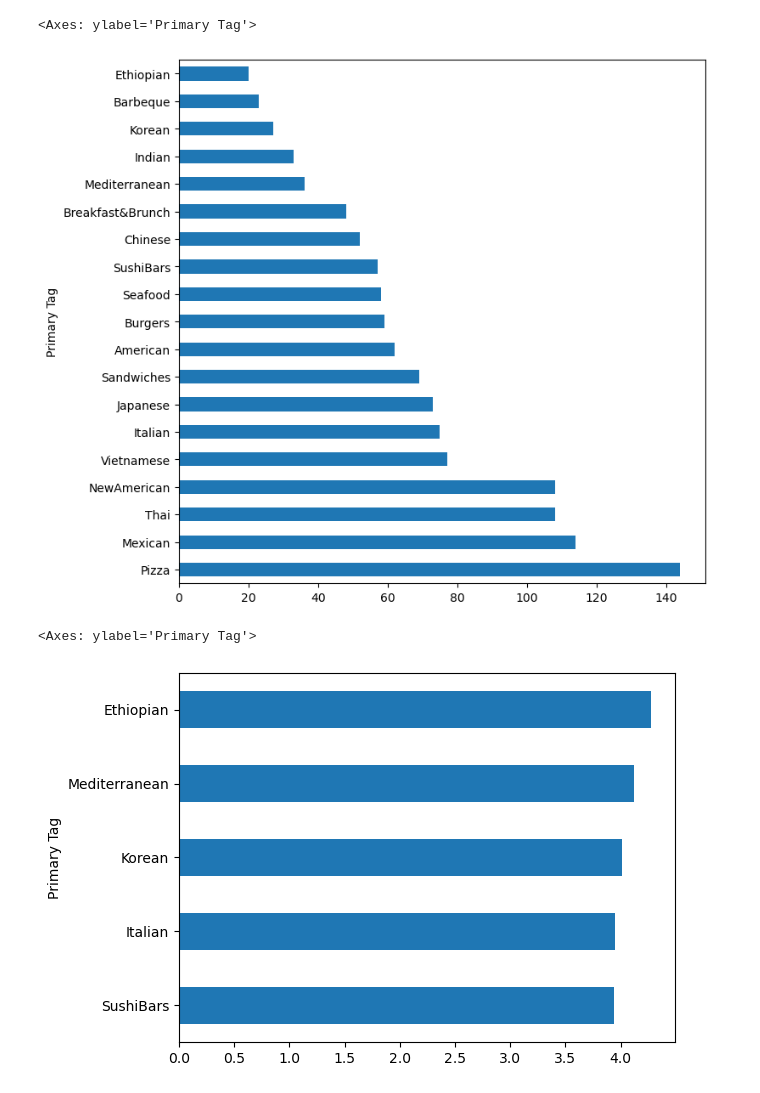
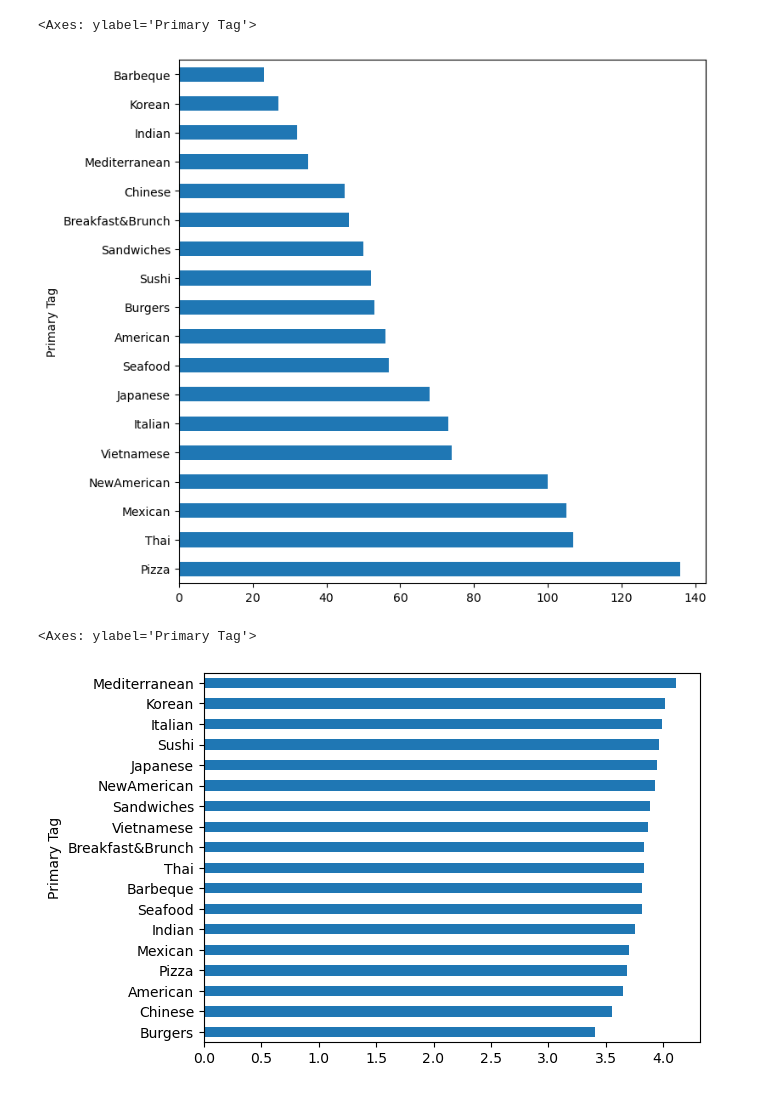
Before and after one commit to ajnetzley/Seattle-Restaurant-Reviews, a Jupyter notebook: analysis/yelp_cuisine_analysis.ipynb, the cells around one changed output. Cells and saved outputs as stored; diff of their text form; code cells hidden in the pictures.

```diff
--- a/analysis/yelp_cuisine_analysis.ipynb
+++ b/analysis/yelp_cuisine_analysis.ipynb
@@ -30,6 +34,7 @@ for row in tags:
     p_tags.append(row.split(',')[0])
 
 yelp_data['Primary Tag'] = p_tags
+yelp_data.loc[yelp_data["Primary Tag"] == 'SushiBars', 'Primary Tag'] = "Sushi"
 # %%
 cat_counts = (yelp_data['Primary Tag'].value_counts())
 cat_counts.plot(kind = 'barh')
@@ -39,11 +44,15 @@ cat_counts.plot(kind = 'barh')
 # %%
+# Filter to restuarants with at least 50 Reviews (this remes)
+yelp_data = yelp_data[yelp_data['Num Reviews'] >=50]
+
 # Filter to Types with at least 20 entries
 filt_yelp = yelp_data[yelp_data['Primary Tag'].isin(cat_counts[cat_counts >= 20].index)]
 
 #Excluding all non-food restuarants
-exclude_list = ['Bakeries', 'Delis','SportsBars', 'DiveBars', 'IceCream&FrozenYogurt', 'Cafes', 'Pubs', 'CocktailBars', 'FastFood', 'Bars', 'Coffee&Tea']
+exclude_list = ['Bakeries', 'Delis','SportsBars', 'DiveBars', 'IceCream&FrozenYogurt', 'Cafes', 'Pubs', 'CocktailBars', 'FastFood', 'Bars', 'Coffee&Tea', 'Donuts']
 
 filt_yelp = filt_yelp[~filt_yelp['Primary Tag'].isin(exclude_list)]
+
 
 cat_counts = (filt_yelp['Primary Tag'].value_counts())
 cat_counts.plot(kind = 'barh', figsize = (8, 8))
@@ -51,11 +60,11 @@ cat_counts.plot(kind = 'barh', figsize = (8, 8))
 #At this point we have 21 cuisines
 # %% [output]
 <Axes: ylabel='Primary Tag'>
-[figure, old version]
+[figure, new version]
 # %%
 #Plot average rating of these most common cuisines
-average_rating = (filt_yelp.groupby('Primary Tag')['Rating'].mean()).sort_values().tail(5)
+average_rating = (filt_yelp.groupby('Primary Tag')['Rating'].mean()).sort_values()#.tail(5)
 average_rating.plot(kind='barh')
 # %% [output]
 <Axes: ylabel='Primary Tag'>
-[figure, old version]
+[figure, new version]
```
Also changed, not shown: parts of 9 cells of this notebook.
